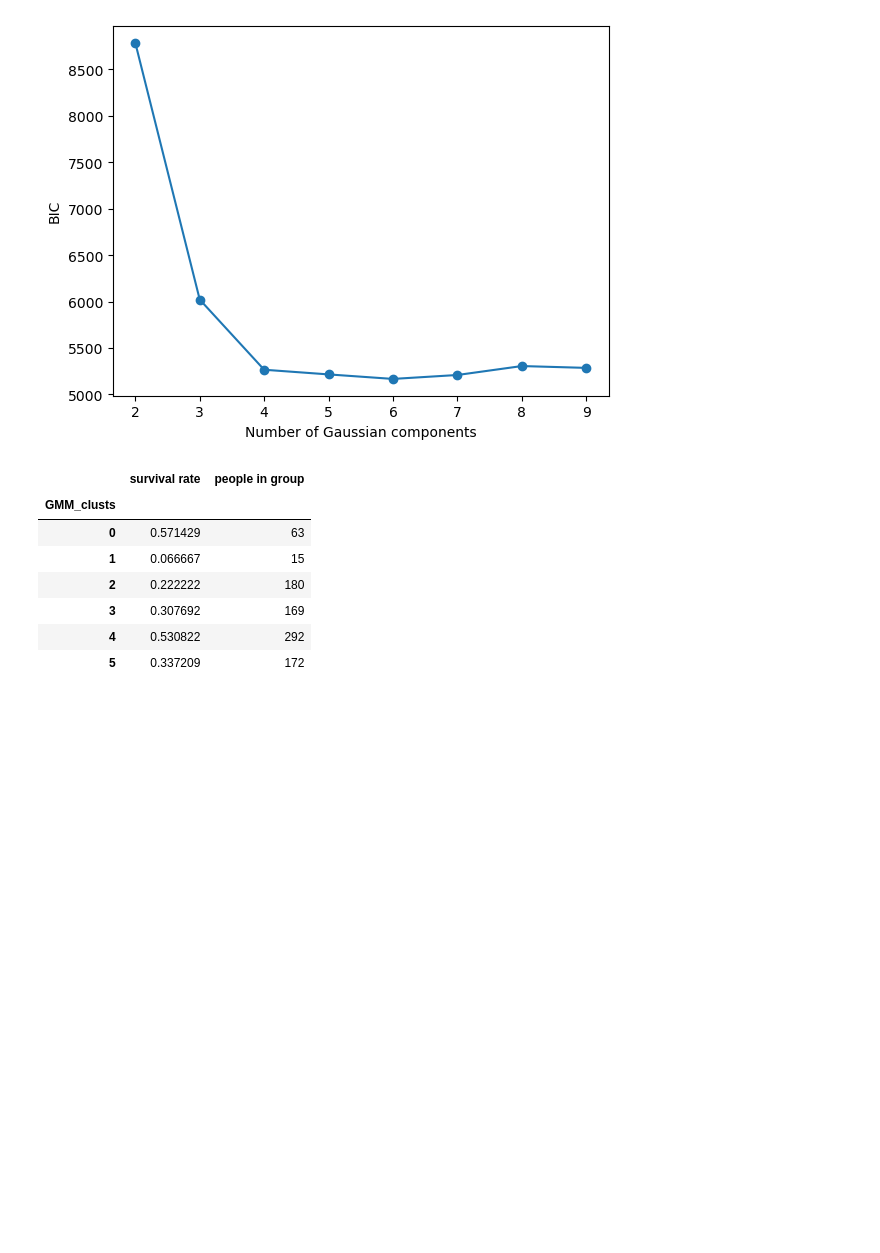
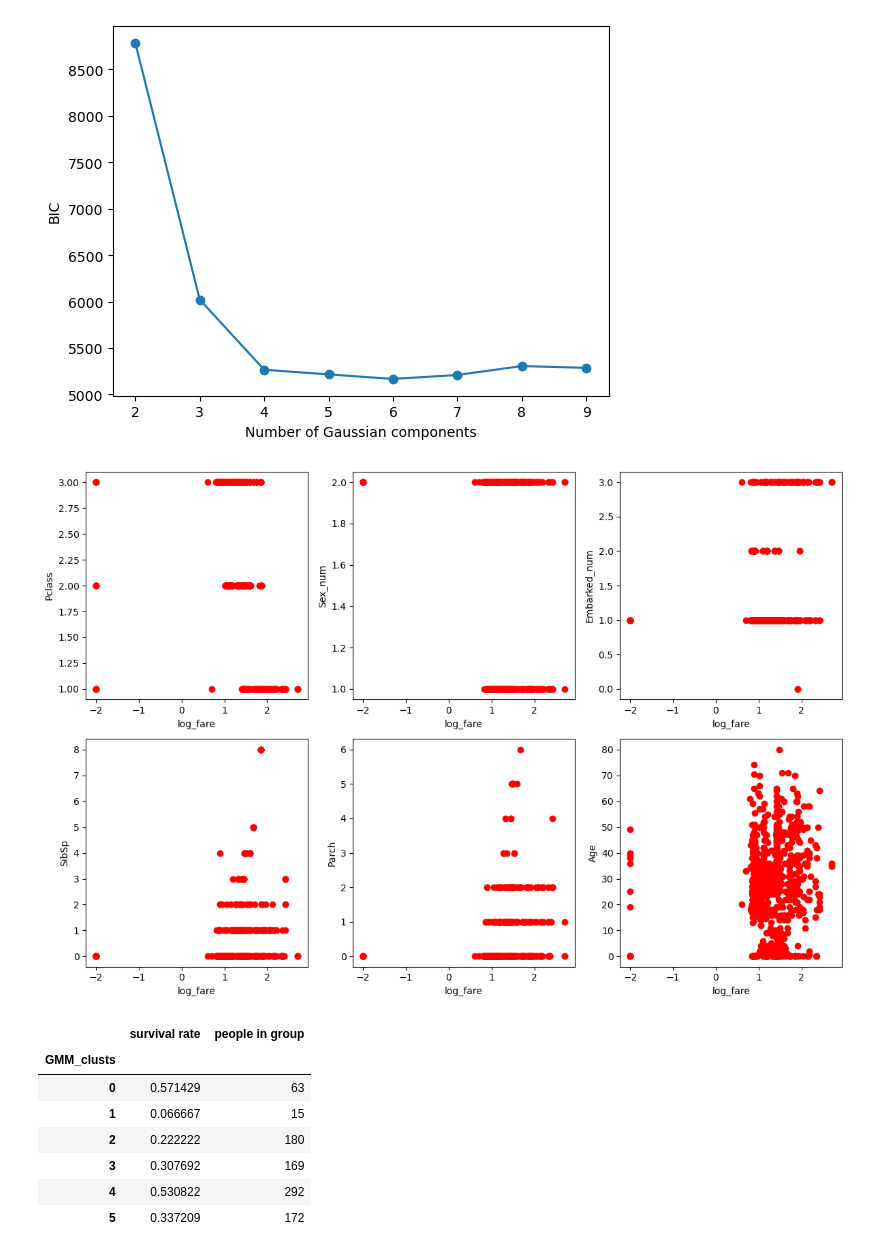
Before and after one commit to lmlb-astro/Kaggle-competitions, a Jupyter notebook: Titanic/survival_exploration_NaiveBayes.ipynb, the cells around one changed output. Cells and saved outputs as stored; diff of their text form; code cells hidden in the pictures; blank space fills up the shorter version.

```diff
--- a/Titanic/survival_exploration_NaiveBayes.ipynb
+++ b/Titanic/survival_exploration_NaiveBayes.ipynb
@@ -284,6 +300,19 @@ plt.ylabel("BIC")
 plt.show()
 # %% [output]
 [figure]
+# %%
+## plot correlations between log of the Fare and other parameters
+plot_params = ["Pclass", "Sex_num", "Embarked_num", "SibSp", "Parch", "Age"]
+fig, axs = plt.subplots(nrows = 2, ncols = 3, figsize = (12, 8))
+for idx, param in enumerate(plot_params):
+    axs[idx//3][idx%3].plot(df_train["log_fare"], df_train[param], 'ro')
+    axs[idx//3][idx%3].set_xlabel("log_fare")
+    axs[idx//3][idx%3].set_ylabel(param)
+
+plt.tight_layout()
+plt.show()
+# %% [output]
+[figure, added]
 # %%
 ## create the cluster tags and store them in the DataFrame
 cluster_tags_train = best_model.predict(clust_data)
```
Also changed, not shown: parts of 10 cells of this notebook.
